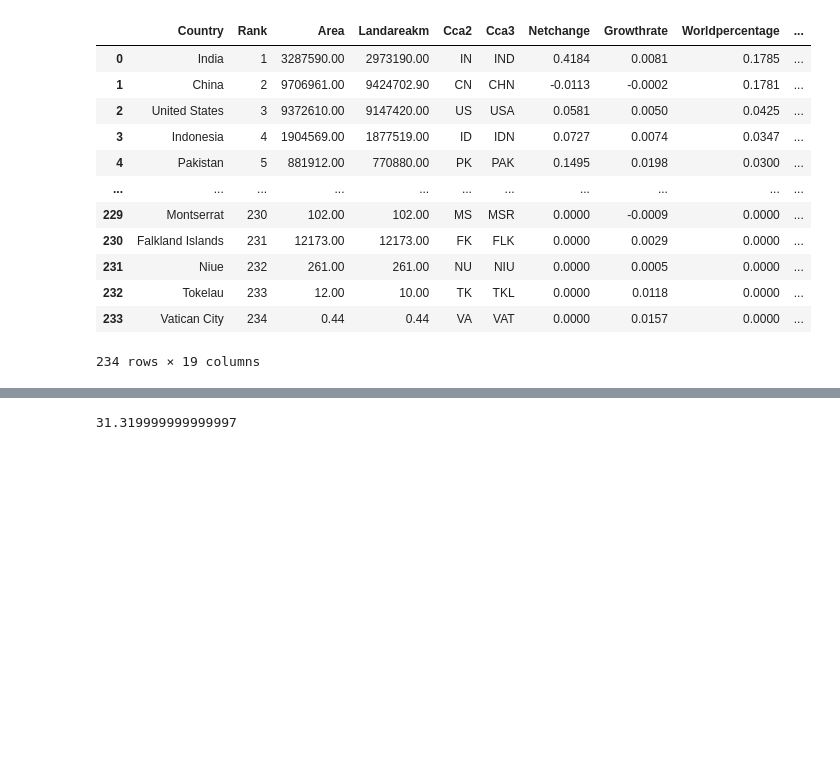
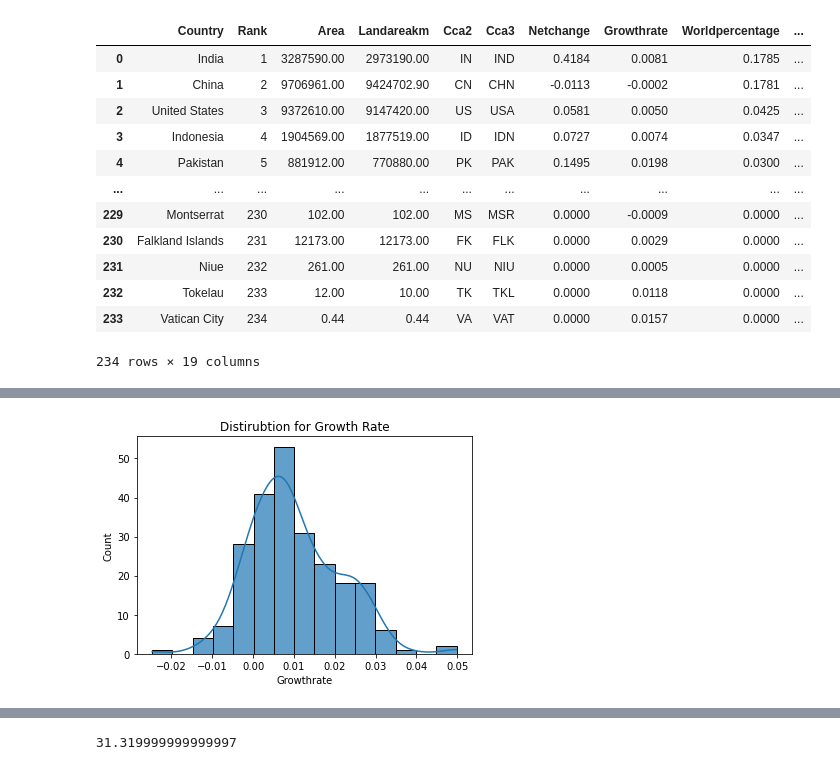
Before and after one commit to g-st180/World_Population2023_EDA, a Jupyter notebook: World_population_Notebook.ipynb, the cells around one changed output, grey strips where cells are left out. Saved outputs shown, nothing was run; the diff lists cells and outputs as text; code cells hidden in the pictures; blank space fills up the shorter version.

```diff
--- a/World_population_Notebook.ipynb
+++ b/World_population_Notebook.ipynb
@@ -274,0 +172,6 @@ KeyError: "None of ['Country'] are in the columns"
+# %%
+sns.histplot(df.loc[filtr,'Growthrate'],bins=15,kde=True,alpha=.7)
+plt.title('Distirubtion for Growth Rate')
+plt.show()
+# %% [output]
+[figure, added]
```
Also changed, not shown: parts of 33 cells of this notebook.
